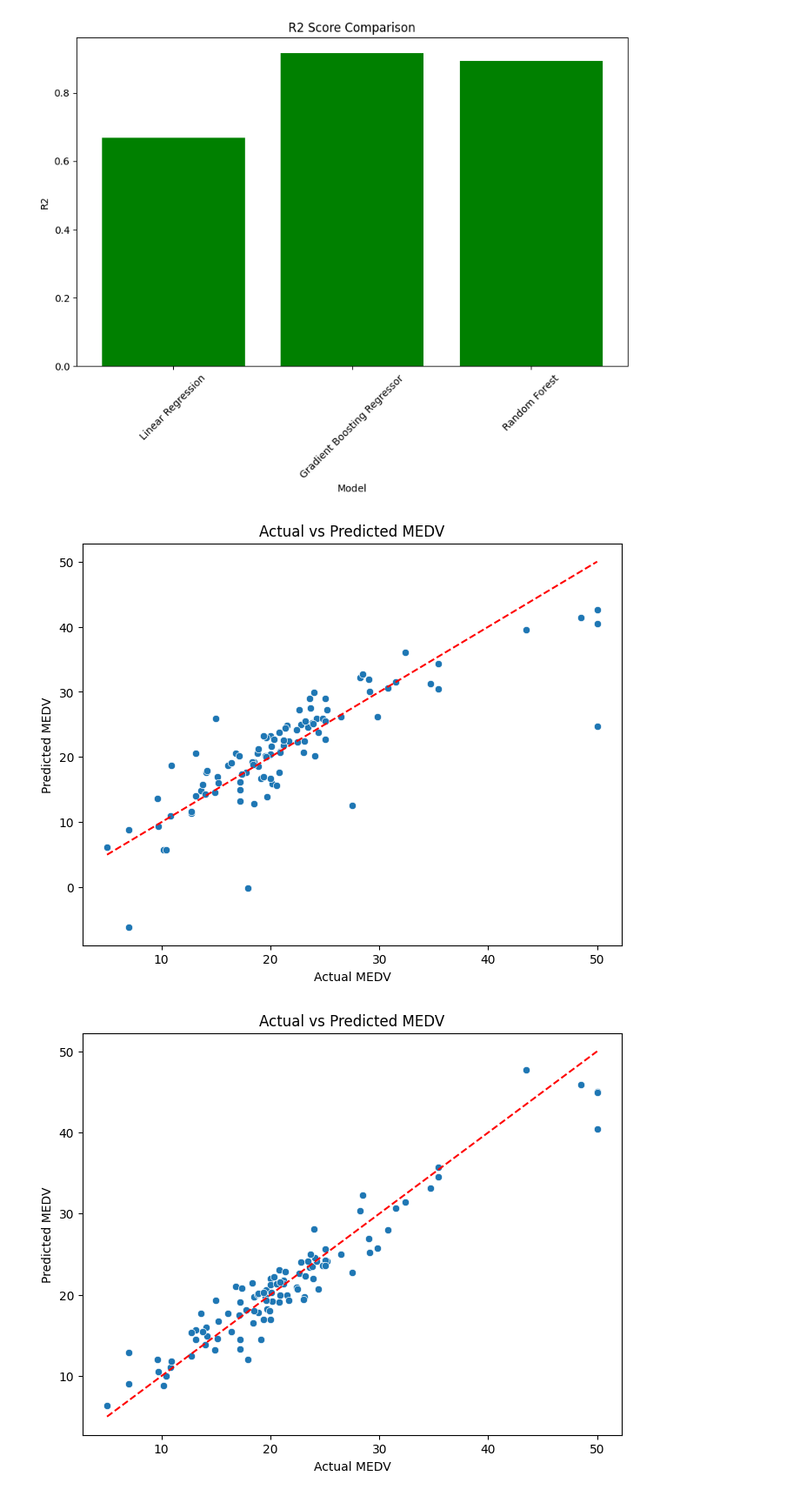
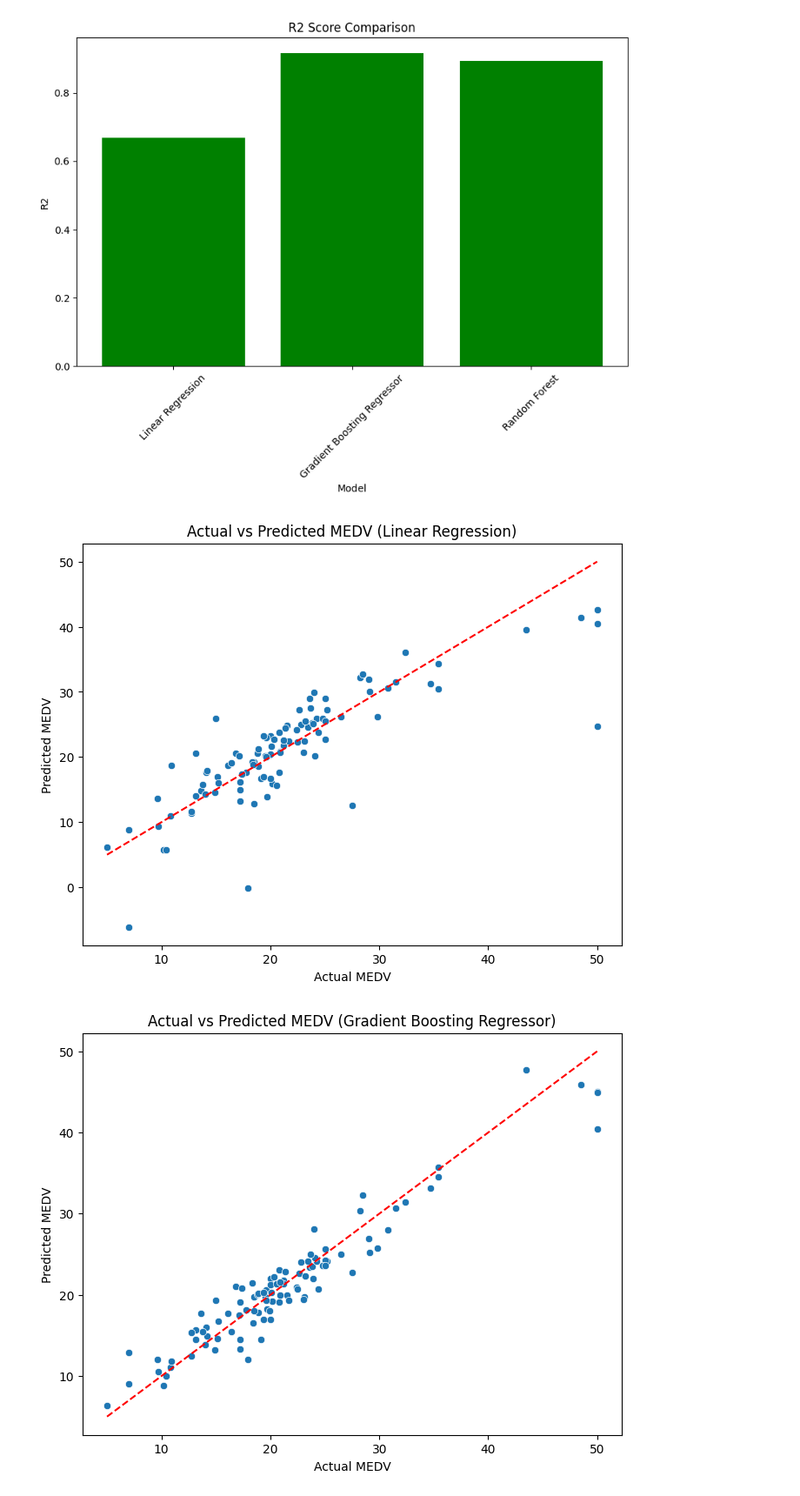
Before and after one commit to luthfi2603/Tubes-DWBI-Kelompok-2, a Jupyter notebook: Challenge2/tubes-data-no-outlier-handle.ipynb, the cells around one changed output. Shown at 87% size. Drawn from its saved outputs; the diff is of its cells as text; code cells hidden in the pictures.

```diff
--- a/Challenge2/tubes-data-no-outlier-handle.ipynb
+++ b/Challenge2/tubes-data-no-outlier-handle.ipynb
@@ -373,21 +373,21 @@ plt.figure(figsize=(8,6))
 sns.scatterplot(x=y_test, y=y_pred_lr)
 plt.xlabel("Actual MEDV")
 plt.ylabel("Predicted MEDV")
-plt.title("Actual vs Predicted MEDV")
+plt.title("Actual vs Predicted MEDV (Linear Regression)")
 plt.plot([y.min(), y.max()], [y.min(), y.max()], color='red', linestyle='--')  # line y=x
 plt.show()
 # %% [output]
-[figure, old version]
+[figure, new version]
 # %%
 plt.figure(figsize=(8,6))
 sns.scatterplot(x=y_test, y=y_pred_gbr)
 plt.xlabel("Actual MEDV")
 plt.ylabel("Predicted MEDV")
-plt.title("Actual vs Predicted MEDV")
+plt.title("Actual vs Predicted MEDV (Gradient Boosting Regressor)")
 plt.plot([y.min(), y.max()], [y.min(), y.max()], color='red', linestyle='--')  # line y=x
 plt.show()
 # %% [output]
-[figure, old version]
+[figure, new version]
 # %%
 plt.figure(figsize=(8,6))
 sns.scatterplot(x=y_test, y=y_pred_rf)
```
Also changed, not shown: parts of 6 cells of this notebook, 2 other files.
